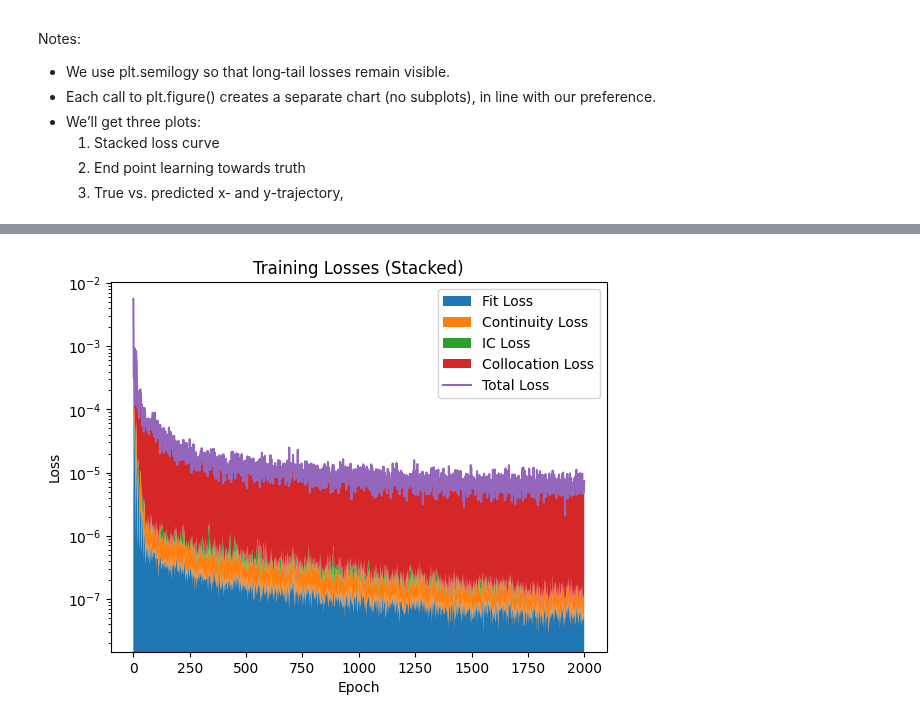
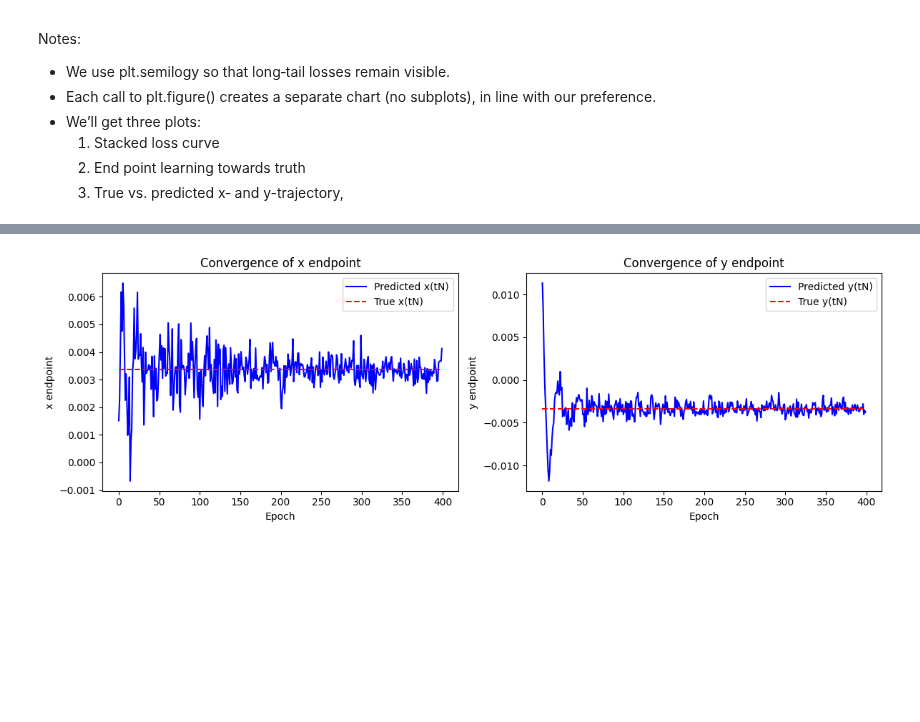
Before and after one commit to adills/example_pytorch, a Jupyter notebook: neural_sysEq.ipynb, the cells around one changed output, grey strips where cells are left out. Saved outputs shown, nothing was run; the diff lists cells and outputs as text; code cells hidden in the pictures; blank space fills up the shorter version.

```diff
--- a/neural_sysEq.ipynb
+++ b/neural_sysEq.ipynb
@@ -70,11 +70,11 @@ import matplotlib.pyplot as plt
 device = 'cpu'
 
 # For model:
-hidden_size = [128,128,128] # [64,  64]
+hidden_size = [128,64,128,64,128,64] # [64,  64]
 activation_fn = torch.nn.SiLU # torch.nn.Tanh
 dropout_rate = 0
 # odefunc implements f_phys + f_NN
-integrator = 'dopri5' #'rk4'
+integrator = 'rk4'#'dopri5' #'rk4'
 test_integrator = 'rk4'
 int_options = {'rtol':1e-3, 'atol':1e-4} # for dopri5 integrator
 
@@ -82,6 +82,11 @@ int_options = {'rtol':1e-3, 'atol':1e-4} # for dopri5 integrator
 λ_cont = 1e-1 # 1.0
 λ_ic = 1e-2
 λ_colloc = 1e-2  # weight for midpoint collocation loss
+# Endpoint loss weight and tracker
+λ_end = 1e-2        # weight for overall endpoint loss
+
+num_epochs = 400
+print_every = 50
 # %% [markdown]
 ## Definitions
 # %%
@@ -436,116 +473,31 @@ Epoch 1900: loss = 1.2633e-07
 # %%
-epochs = list(range(len(fit_losses)))
-
-plt.figure()
-plt.stackplot(
-    epochs,
-    fit_losses,
-    cont_losses,
-    ic_losses,
-    colloc_losses,
-    labels=['Fit Loss','Continuity Loss','IC Loss','Collocation Loss']
-)
-# Overlay total loss line
-total_losses = [f + c + ic + colloc for f, c, ic, colloc in zip(fit_losses, cont_losses, ic_losses, colloc_losses)]
-plt.plot(epochs, total_losses, label='Total Loss')
-plt.yscale('log')  # use a log scale on the y-axis for the combined loss plot
-plt.xlabel('Epoch')
-plt.ylabel('Loss')
-plt.legend(loc='upper right')
-plt.title('Training Losses (Stacked)')
-plt.show()
-
 # Plot convergence of predicted endpoints
 x_true_final, y_true_final = solution([tN])
 x_true_final = x_true_final.item()
 y_true_final = y_true_final.item()
 
 epochs_end = list(range(len(x_end_preds)))
 fig, (ax3, ax4) = plt.subplots(1, 2, figsize=(12, 4))
 
 # x endpoint
 ax3.plot(epochs_end, x_end_preds, label='Predicted x(tN)', color='blue')
 ax3.hlines(x_true_final, 0, len(epochs_end)-1,
            linestyles='--', label='True x(tN)', color='red')
 ax3.set_xlabel('Epoch')
 ax3.set_ylabel('x endpoint')
 ax3.set_title('Convergence of x endpoint')
 ax3.legend()
 
 # y endpoint
 ax4.plot(epochs_end, y_end_preds, label='Predicted y(tN)', color='blue')
 ax4.hlines(y_true_final, 0, len(epochs_end)-1,
            linestyles='--', label='True y(tN)', color='red')
 ax4.set_xlabel('Epoch')
 ax4.set_ylabel('y endpoint')
 ax4.set_title('Convergence of y endpoint')
 ax4.legend()
 
 plt.tight_layout()
 plt.show()
-
-# 5) Now generate a high-resolution prediction on our test times:
-with torch.no_grad():
-    # assume s[0] is our learned initial state at t0
-    y_test_pred = odeint(odefunc, s[0], t_test, method=test_integrator).squeeze(1)
-    # y_test_pred: [len(t_test), state_dim]
-
-# unpack predictions and true solution
-x_pred = y_test_pred[:, 0].cpu()
-y_pred = y_test_pred[:, 1].cpu()
-t_vals = t_test.cpu()
-
-x_true, y_true = solution(t_vals)
-x_true = x_true.cpu()
-y_true = y_true.cpu()
-
-# Compute true values at segment boundaries
-t_seg_cpu = t_grid.cpu()
-x_seg_boundaries, y_seg_boundaries = solution(t_seg_cpu)
-x_seg_boundaries = x_seg_boundaries.cpu()
-y_seg_boundaries = y_seg_boundaries.cpu()
-
-# Combined x(t) and y(t) subplots
-fig, (ax1, ax2) = plt.subplots(1, 2, figsize=(12, 5))
-# Left subplot: x(t)
-ax1.plot(t_vals, x_true, label='True x(t)', color='red')
-ax1.plot(t_vals, x_pred, label='Predicted x(t)', color='blue')
-ax1.plot(t_seg_cpu, x_seg_boundaries, linestyle='None', marker='o', label='Segment boundaries')
-ax1.set_xlabel('Time')
-ax1.set_ylabel('x')
-ax1.set_title('Spring-Mass: x(t) True vs Predicted')
-ax1.legend()
-# Right subplot: y(t)
-ax2.plot(t_vals, y_true, label='True y(t)', color='red')
-ax2.plot(t_vals, y_pred, label='Predicted y(t)', color='blue')
-ax2.plot(t_seg_cpu, y_seg_boundaries, linestyle='None', marker='o', label='Segment boundaries')
-ax2.set_xlabel('Time')
-ax2.set_ylabel('y')
-ax2.set_title('Spring-Mass: y(t) True vs Predicted')
-ax2.legend()
-plt.tight_layout()
-plt.show()
-
-# # 6) Plot x(t):
-# plt.figure()
-# plt.plot(t_vals, x_true, label='True x(t)')
-# plt.plot(t_vals, x_pred, label='Predicted x(t)')
-# plt.plot(t_seg_cpu, x_seg_boundaries, linestyle='None', marker='o', label='Segment boundaries')
-# plt.xlabel('Time')
-# plt.ylabel('x')
-# plt.legend()
-# plt.title('Spring-Mass: x(t) True vs Predicted')
-# plt.show()
-
-# # 7) Plot y(t):
-# plt.figure()
-# plt.plot(t_vals, y_true, label='True y(t)')
-# plt.plot(t_vals, y_pred, label='Predicted y(t)')
-# plt.plot(t_seg_cpu, y_seg_boundaries, linestyle='None', marker='o', label='Segment boundaries')
-# plt.xlabel('Time')
-# plt.ylabel('y')
-# plt.legend()
-# plt.title('Spring-Mass: y(t) True vs Predicted')
-# plt.show()
 # %% [output]
-[figure, old version]
+[figure, new version]
```
Also changed, not shown: parts of 4 cells of this notebook, 1 other file.
